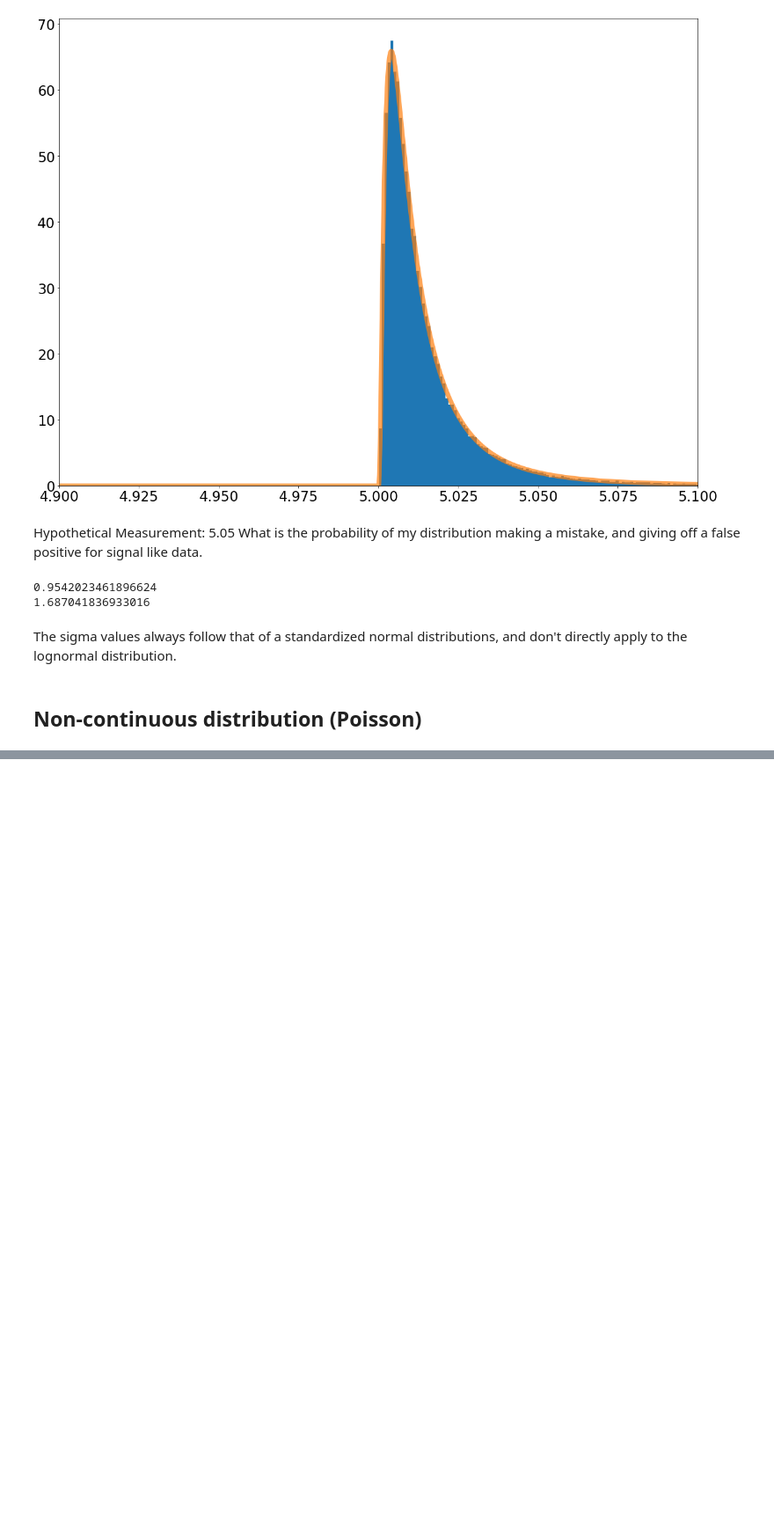
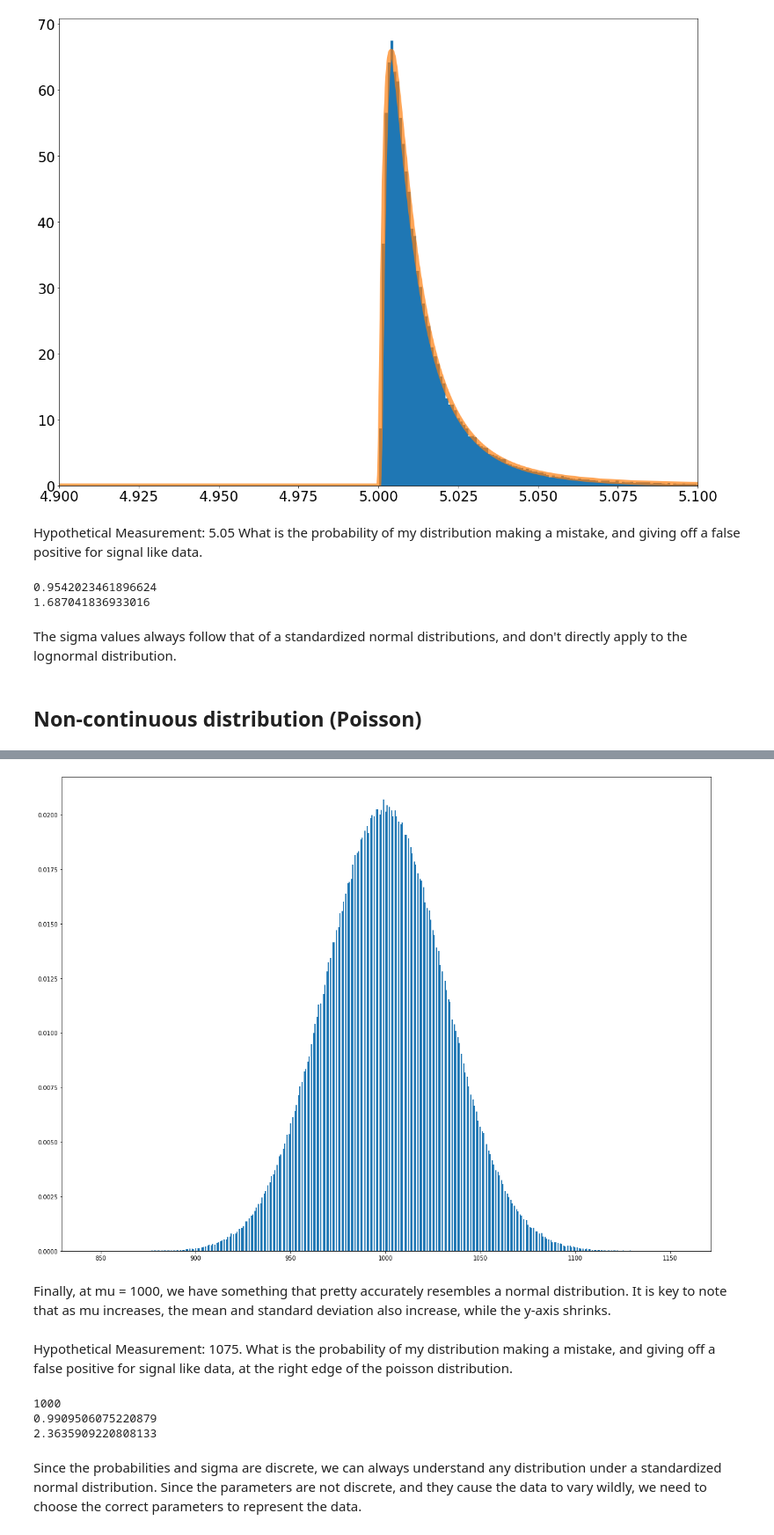
Before and after one commit to IgorBanin/Phys434, a Jupyter notebook: Lab1.ipynb, the cells around one changed output, grey strips where cells are left out. Shown: that part at 88% size. Saved outputs shown, nothing was run; the diff lists cells and outputs as text; code cells hidden in the pictures; blank space fills up the shorter version.

```diff
--- a/Lab1.ipynb
+++ b/Lab1.ipynb
@@ -72,0 +80,27 @@ r = poisson.rvs(mu, size=1000)
+# %%
+mu = 1000
+
+d = stats.poisson.rvs(mu, loc=0, size=1000000, random_state=None)
+fig, ax = plt.subplots(1, 1)
+ax.hist(d,500, density=True)
+plt.show()
+# %% [output]
+[figure, added]
+# %% [markdown]
+Finally, at mu = 1000, we have something that pretty accurately resembles a normal distribution. It is key to note that as mu increases, the mean and standard deviation also increase, while the y-axis shrinks.
+# %% [markdown]
+Hypothetical Measurement: 1075.
+What is the probability of my distribution making a mistake, and giving off a false positive for signal like data, at the right edge of the poisson distribution.
+# %%
+print(mu)
+integral = stats.poisson.cdf(1075,mu, loc=0)
+print(integral)
+sigma =  stats.norm.ppf(integral)
+print(sigma)
+# %% [output]
+1000
+0.9909506075220879
+2.3635909220808133
+# %% [markdown]
+Since the probabilities and sigma are discrete, we can always understand any distribution under a standardized normal distribution.
+Since the parameters are not discrete, and they cause the data to vary wildly, we need to choose the correct parameters to represent the data.
```
Also changed, not shown: parts of 8 cells of this notebook.
